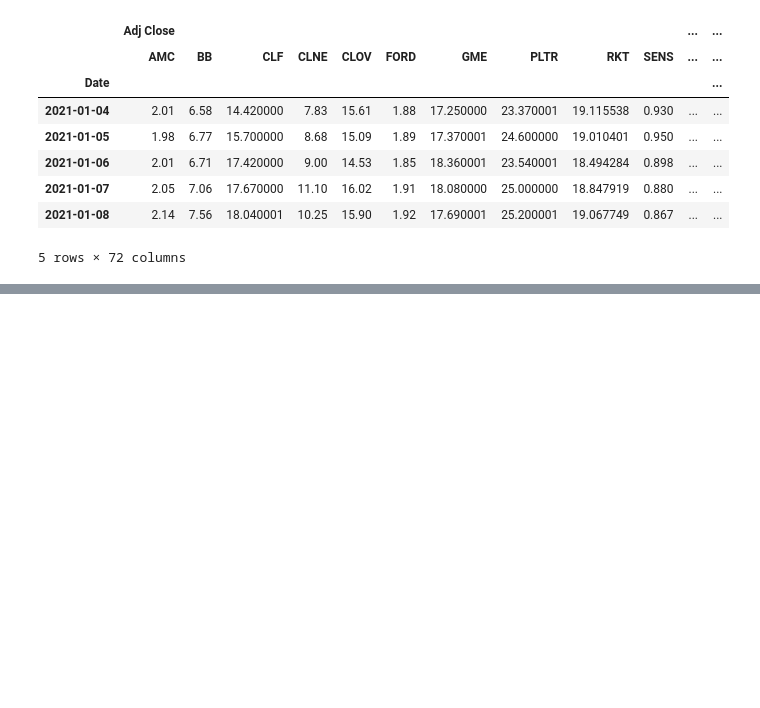
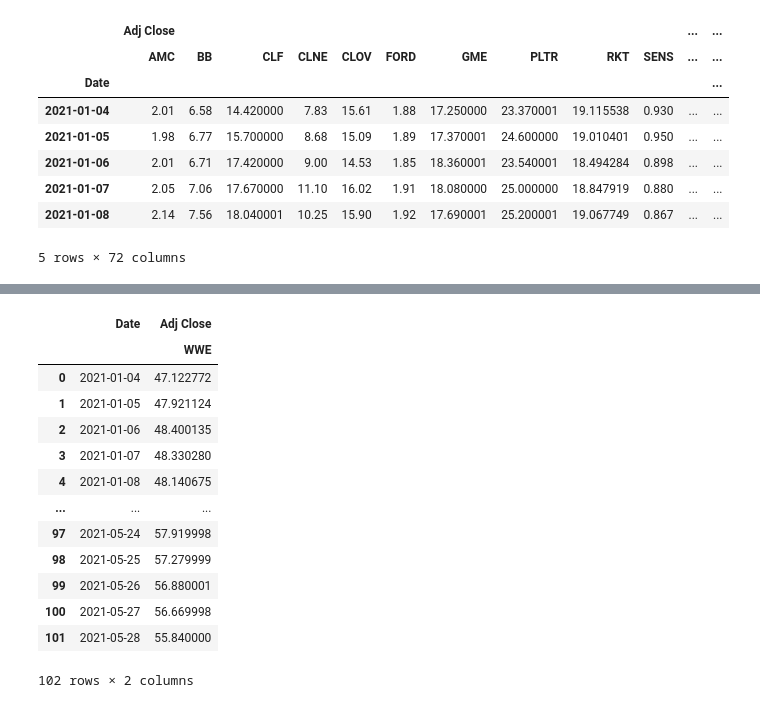
Before and after one commit to tiffanyharris711/callstreet-bets, a Jupyter notebook: CryptoETL.ipynb, the cells around one changed output, grey strips where cells are left out. Drawn from its saved outputs; the diff is of its cells as text; code cells hidden in the pictures; blank space fills up the shorter version.

```diff
--- a/CryptoETL.ipynb
+++ b/CryptoETL.ipynb
@@ -106,0 +112,12 @@ GME_price_history.describe()
+# %%
+GME_price_history = data.iloc[:, data.columns.get_level_values(1)=='GME']
+AMC_price_history = data.iloc[:, data.columns.get_level_values(1)=='AMC']
+BB_price_history = data.iloc[:, data.columns.get_level_values(1)=='BB']
+CLF_price_history = data.iloc[:, data.columns.get_level_values(1)=='CLF']
+CLNE_price_history = data.iloc[:, data.columns.get_level_values(1)=='CLNE']
+FORD_price_history = data.iloc[:, data.columns.get_level_values(1)=='FORD']
+PLTR_price_history = data.iloc[:, data.columns.get_level_values(1)=='PLTR']
+RKT_price_history = data.iloc[:, data.columns.get_level_values(1)=='RKT']
+SENS_price_history = data.iloc[:, data.columns.get_level_values(1)=='SENS']
+WKHS_price_history = data.iloc[:, data.columns.get_level_values(1)=='WKHS']
+WWE_price_history = data.iloc[:, data.columns.get_level_values(1)=='WWE']
@@ -106,0 +172,26 @@ GME_price_history.describe()
+# %%
+AMC_price_history.reset_index()
+BB_price_history.reset_index()
+CLF_price_history.reset_index()
+CLNE_price_history.reset_index()
+FORD_price_history.reset_index()
+PLTR_price_history.reset_index()
+RKT_price_history.reset_index()
+SENS_price_history.reset_index()
+WKHS_price_history.reset_index()
+WWE_price_history.reset_index()
+# %% [output]
+|  | Date | Adj Close |
+|  |  | WWE |
+| 0 | 2021-01-04 | 47.122772 |
+| 1 | 2021-01-05 | 47.921124 |
+| 2 | 2021-01-06 | 48.400135 |
+| 3 | 2021-01-07 | 48.330280 |
+| 4 | 2021-01-08 | 48.140675 |
+| ... | ... | ... |
+| 97 | 2021-05-24 | 57.919998 |
+| 98 | 2021-05-25 | 57.279999 |
+| 99 | 2021-05-26 | 56.880001 |
+| 100 | 2021-05-27 | 56.669998 |
+| 101 | 2021-05-28 | 55.840000 |
+102 rows × 2 columns
```
Also changed, not shown: parts of 5 cells of this notebook.
